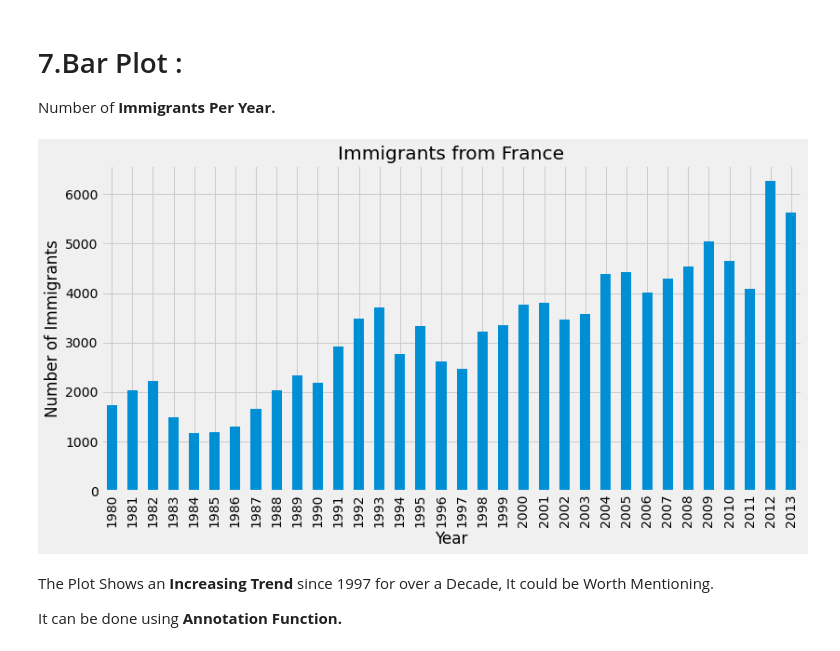
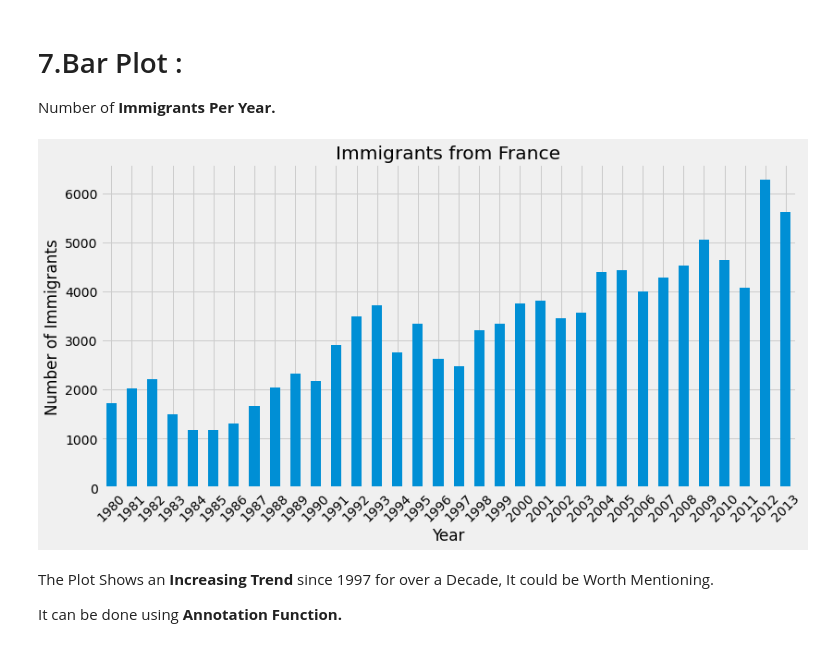
Before and after one commit to KIRANKUMAR7296/Matplotlib, a Jupyter notebook: Everyday Cheat Sheet.ipynb, the cells around one changed output. Cells and saved outputs as stored; diff of their text form; code cells hidden in the pictures.

```diff
--- a/Everyday Cheat Sheet.ipynb
+++ b/Everyday Cheat Sheet.ipynb
@@ -376,10 +378,11 @@ Number of **Immigrants Per Year.**
 # %%
 data.loc['France', years].plot(kind = 'bar', figsize = (12,6))
 plt.xlabel('Year')
+plt.xticks(rotation = 45)
 plt.ylabel('Number of Immigrants')
 plt.title('Immigrants from France');
 # %% [output]
-[figure, old version]
+[figure, new version]
 # %% [markdown]
 The Plot Shows an **Increasing Trend** since 1997 for over a Decade, It could be Worth Mentioning.
 
```
Also changed, not shown: parts of 2 cells of this notebook.
